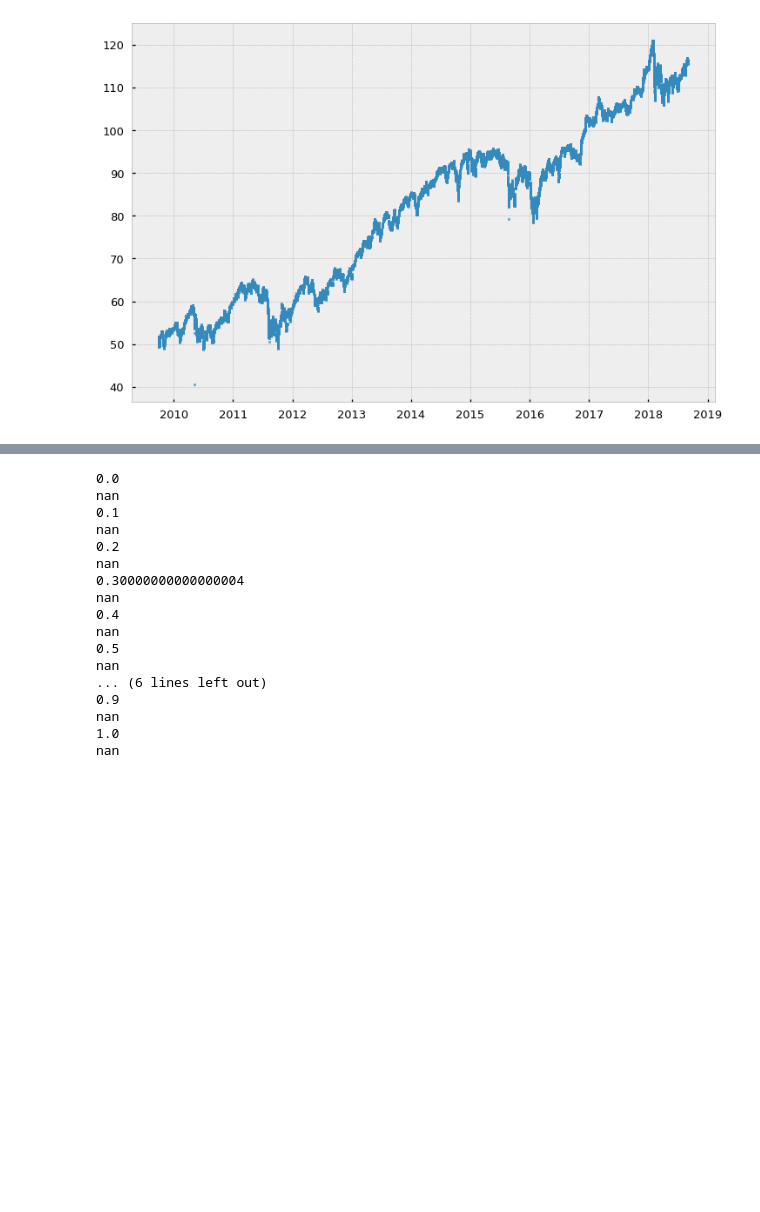
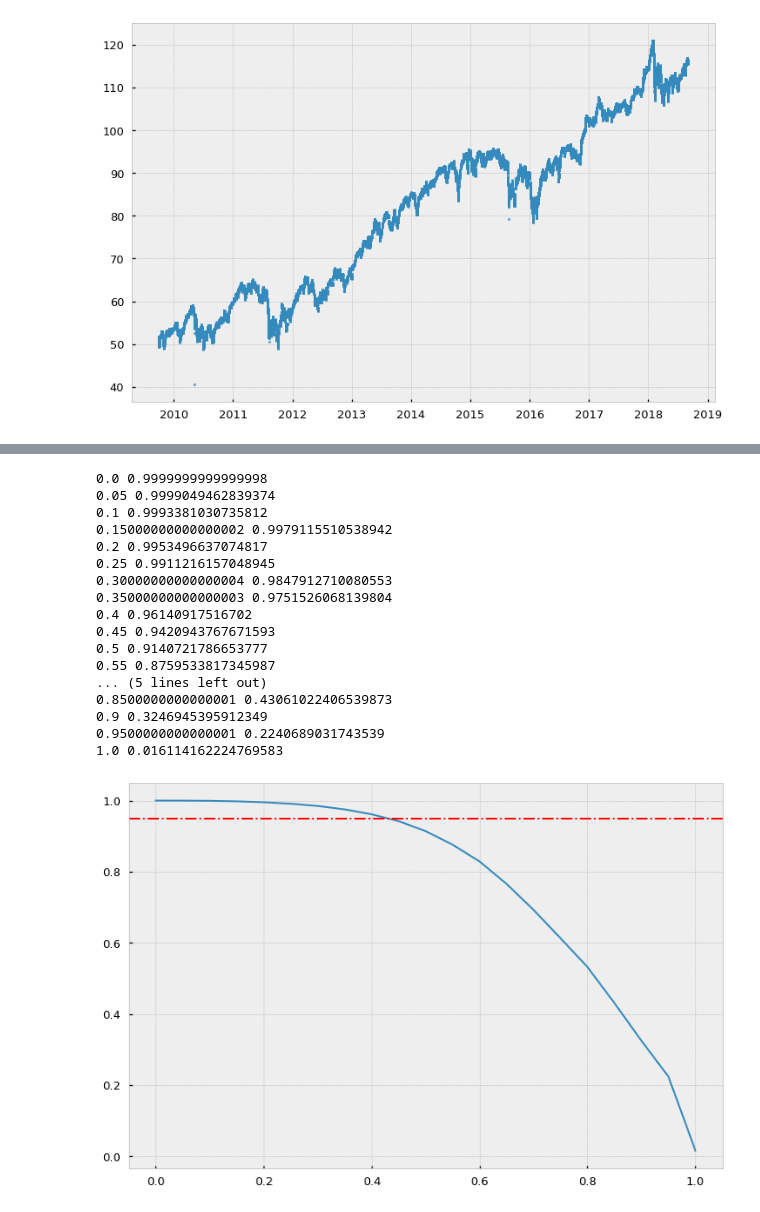
Before and after one commit to Dynami/Adv_Fin_ML_Exercises, a Jupyter notebook: notebooks/FractionallyDifferentiatedFeatures.ipynb, the cells around one changed output, grey strips where cells are left out. Drawn from its saved outputs; the diff is of its cells as text; code cells hidden in the pictures; blank space fills up the shorter version.

```diff
--- a/notebooks/FractionallyDifferentiatedFeatures.ipynb
+++ b/notebooks/FractionallyDifferentiatedFeatures.ipynb
@@ -567,27 +607,42 @@ plt.show()
 # %%
 name = 'price'
-for d in np.linspace(0, 1, 11):
-    print(d)
+
+#w = getWeights_FFD(d=0.8, thres=0.01)
+#f = fracDiff_FFD(series=df0, d=0.3, thres=0.001)
+#f
+correlations = []
+for d in np.linspace(0, 1, 21):
+    #print(d)
     df1 = np.log(df0[[name]])
     #print(df1.head())
-    df2 = fracDiff_FFD(df1, d, thres=.1)
+    df2 = fracDiff_FFD(df1, d, thres=.001)
     corr = np.corrcoef(df1.loc[df2.index, name], df2[name])[0,1]
-    print(corr)
+    correlations.append(corr)
+    print(d, corr)
 # %% [output]
-0.0
-nan
-0.1
-nan
-0.2
-nan
-0.30000000000000004
-nan
-0.4
-nan
-0.5
-nan
-... (6 lines left out)
-0.9
-nan
-1.0
-nan
+0.0 0.9999999999999998
+0.05 0.9999049462839374
+0.1 0.9993381030735812
+0.15000000000000002 0.9979115510538942
+0.2 0.9953496637074817
+0.25 0.9911216157048945
+0.30000000000000004 0.9847912710080553
+0.35000000000000003 0.9751526068139804
+0.4 0.96140917516702
+0.45 0.9420943767671593
+0.5 0.9140721786653777
+0.55 0.8759533817345987
+... (5 lines left out)
+0.8500000000000001 0.43061022406539873
+0.9 0.3246945395912349
+0.9500000000000001 0.2240689031743539
+1.0 0.016114162224769583
+# %%
+correlations = np.array(correlations).reshape((-1, 1))
+xValues = np.linspace(0, 1, 21)
+plt.figure(figsize=(12,8))
+plt.plot(xValues, correlations)
+plt.axhline(y=0.95, color='red', ls='-.')
+plt.show()
+# %% [output]
+[figure, added]
```
Also changed, not shown: parts of 9 cells of this notebook.
